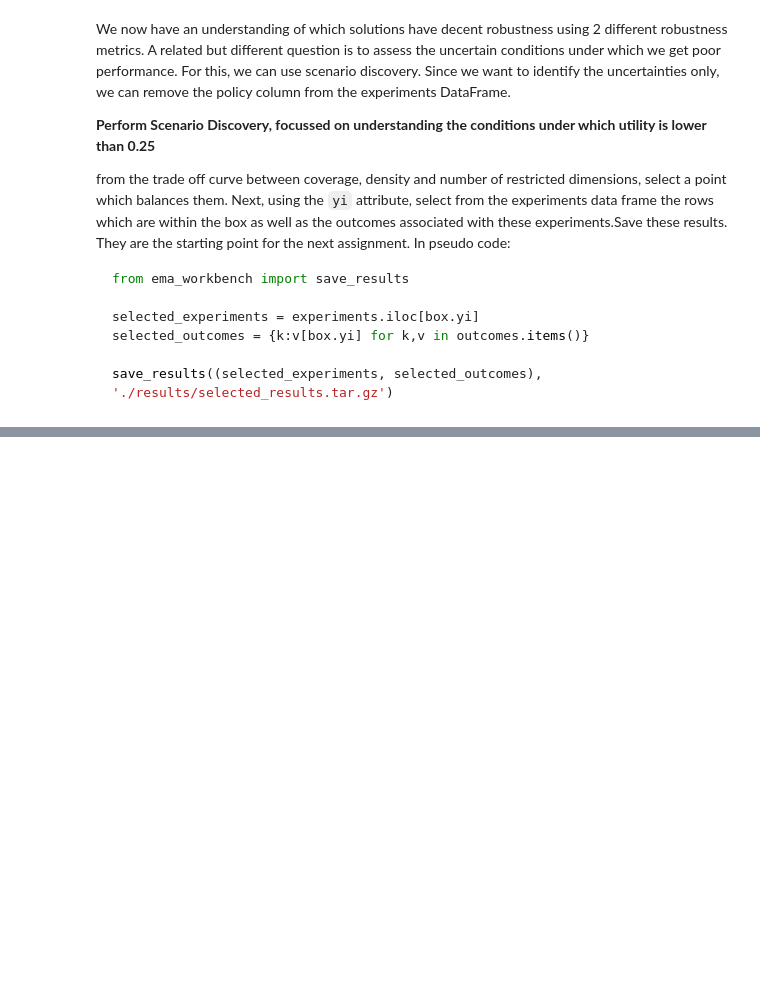
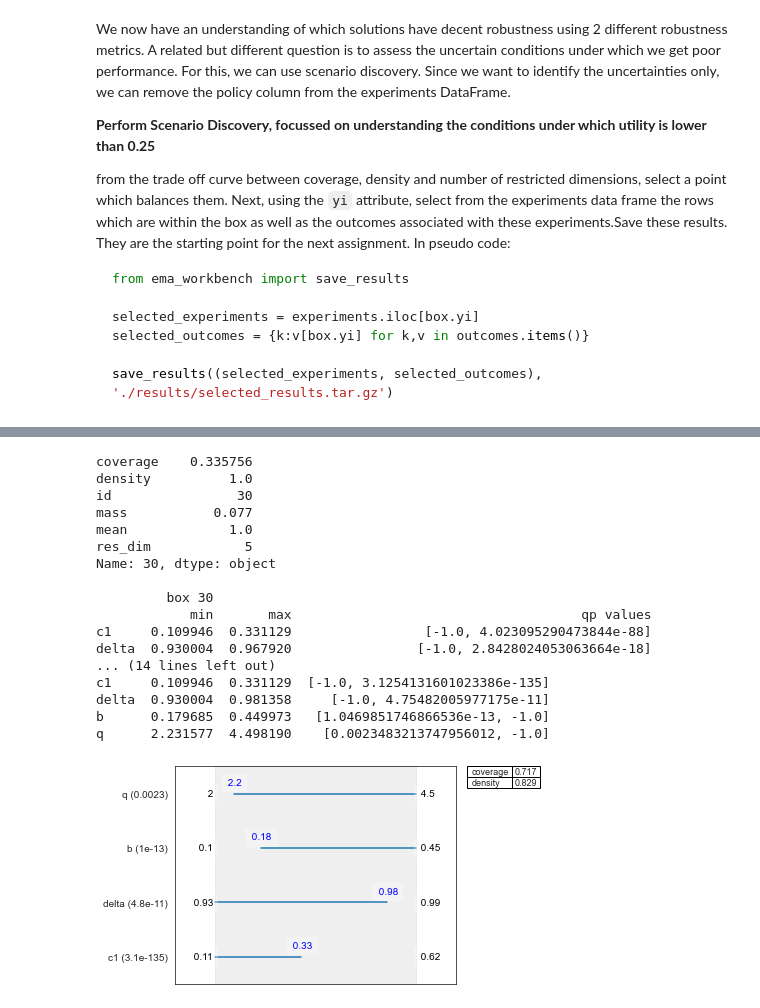
Before and after one commit to mare-matorum/epa1361_open_g29, a Jupyter notebook: Week 5-6 - robustness and direct search/assignment 8 - MORDM_FD.ipynb, the cells around one changed output, grey strips where cells are left out. Cells and saved outputs as stored; diff of their text form; code cells hidden in the pictures; blank space fills up the shorter version.

```diff
--- a/Week 5-6 - robustness and direct search/assignment 8 - MORDM_FD.ipynb
+++ b/Week 5-6 - robustness and direct search/assignment 8 - MORDM_FD.ipynb
@@ -442,0 +535,24 @@ save_results((selected_experiments, selected_outcomes), './results/selected_resu
+# %%
+box1.inspect()
+box1.inspect(12)
+box1.inspect(12,style='graph')
+plt.show()
+# %% [output]
+coverage    0.335756
+density          1.0
+id                30
+mass           0.077
+mean             1.0
+res_dim            5
+Name: 30, dtype: object
+
+         box 30
+            min       max                                     qp values
+c1     0.109946  0.331129                 [-1.0, 4.023095290473844e-88]
+delta  0.930004  0.967920                [-1.0, 2.8428024053063664e-18]
+... (14 lines left out)
+c1     0.109946  0.331129  [-1.0, 3.1254131601023386e-135]
+delta  0.930004  0.981358     [-1.0, 4.75482005977175e-11]
+b      0.179685  0.449973   [1.0469851746866536e-13, -1.0]
+q      2.231577  4.498190    [0.0023483213747956012, -1.0]
+[figure, added]
```
Also changed, not shown: parts of 28 cells of this notebook.
